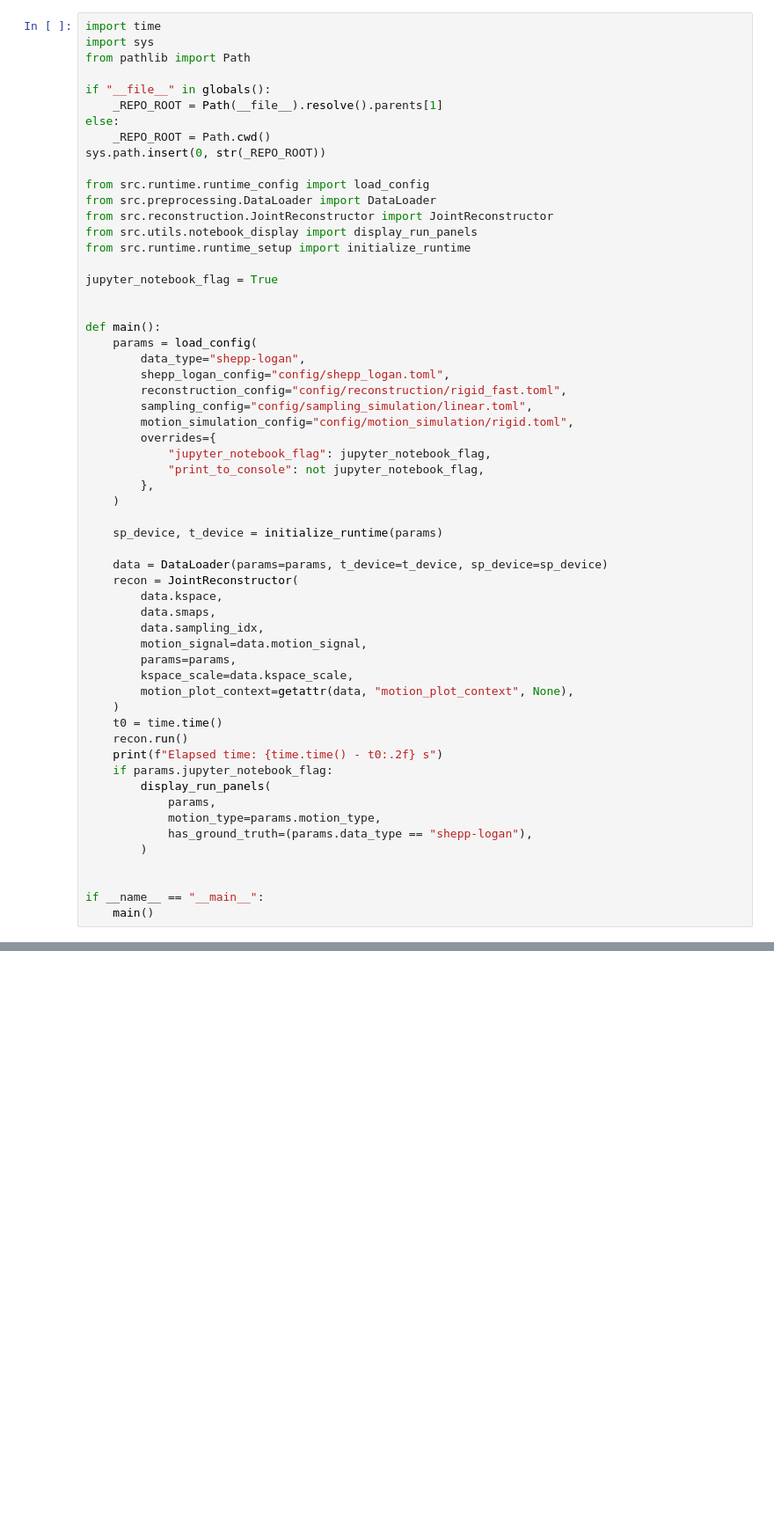
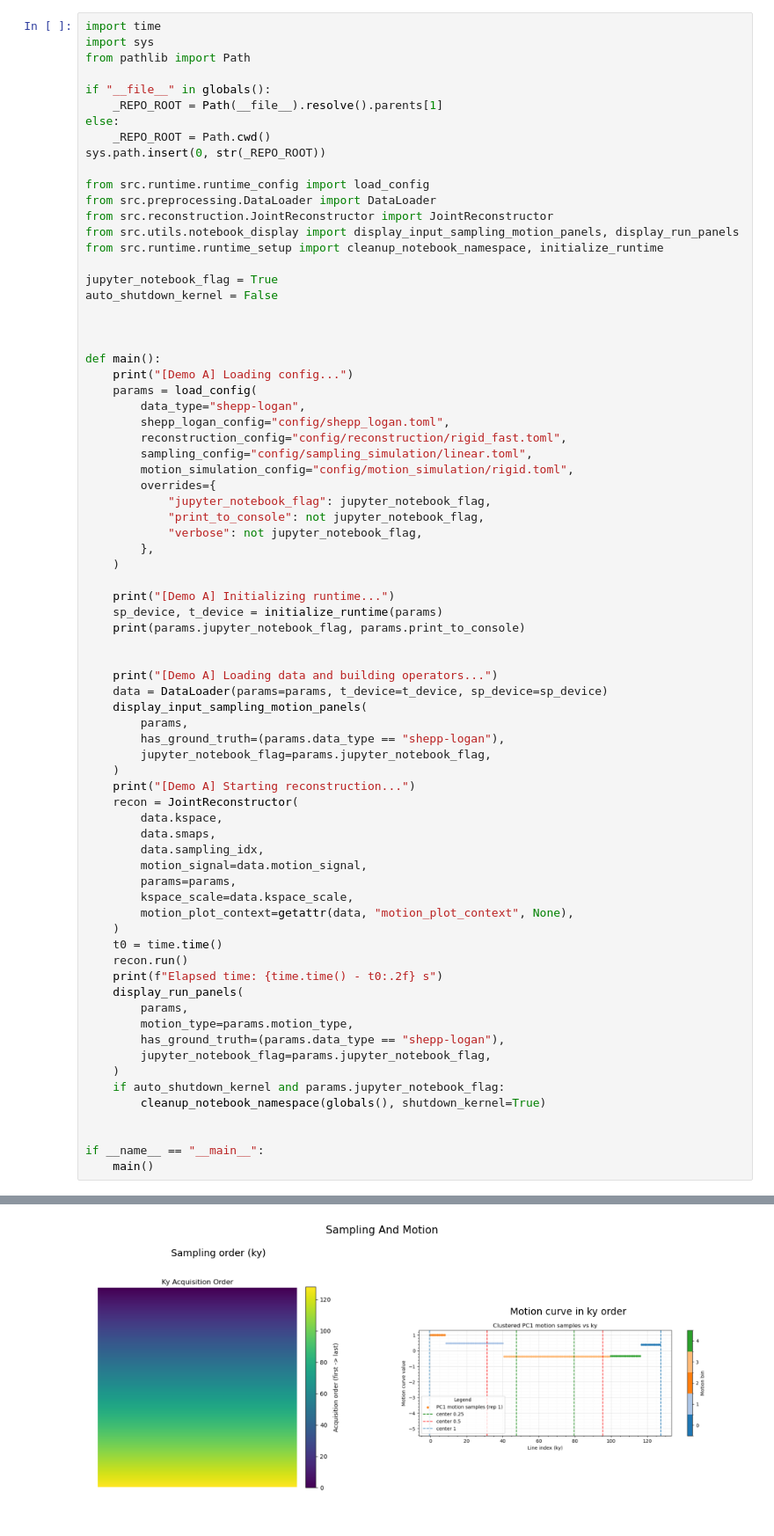
Before and after one commit to IADI-Nancy/GRICS-torch, a Jupyter notebook: demo_a_shepp_linear_rigid.ipynb, the cells around one changed output, grey strips where cells are left out. Shown at 88% size. Drawn from its saved outputs; the diff is of its cells as text; blank space fills up the shorter version.

Commit message:
Added sampling figures to demos

```diff
--- a/demo_a_shepp_linear_rigid.ipynb
+++ b/demo_a_shepp_linear_rigid.ipynb
@@ -14,13 +16,16 @@ sys.path.insert(0, str(_REPO_ROOT))
 from src.runtime.runtime_config import load_config
 from src.preprocessing.DataLoader import DataLoader
 from src.reconstruction.JointReconstructor import JointReconstructor
-from src.utils.notebook_display import display_run_panels
-from src.runtime.runtime_setup import initialize_runtime
+from src.utils.notebook_display import display_input_sampling_motion_panels, display_run_panels
+from src.runtime.runtime_setup import cleanup_notebook_namespace, initialize_runtime
 
 jupyter_notebook_flag = True
+auto_shutdown_kernel = False
+
 
 
 def main():
+    print("[Demo A] Loading config...")
     params = load_config(
         data_type="shepp-logan",
         shepp_logan_config="config/shepp_logan.toml",
@@ -30,12 +35,23 @@ def main():
         overrides={
             "jupyter_notebook_flag": jupyter_notebook_flag,
             "print_to_console": not jupyter_notebook_flag,
+            "verbose": not jupyter_notebook_flag,
         },
     )
 
+    print("[Demo A] Initializing runtime...")
     sp_device, t_device = initialize_runtime(params)
+    print(params.jupyter_notebook_flag, params.print_to_console)
 
+
+    print("[Demo A] Loading data and building operators...")
     data = DataLoader(params=params, t_device=t_device, sp_device=sp_device)
+    display_input_sampling_motion_panels(
+        params,
+        has_ground_truth=(params.data_type == "shepp-logan"),
+        jupyter_notebook_flag=params.jupyter_notebook_flag,
+    )
+    print("[Demo A] Starting reconstruction...")
     recon = JointReconstructor(
         data.kspace,
         data.smaps,
@@ -48,13 +64,16 @@ def main():
     t0 = time.time()
     recon.run()
     print(f"Elapsed time: {time.time() - t0:.2f} s")
-    if params.jupyter_notebook_flag:
-        display_run_panels(
-            params,
-            motion_type=params.motion_type,
-            has_ground_truth=(params.data_type == "shepp-logan"),
-        )
+    display_run_panels(
+        params,
+        motion_type=params.motion_type,
+        has_ground_truth=(params.data_type == "shepp-logan"),
+        jupyter_notebook_flag=params.jupyter_notebook_flag,
+    )
+    if auto_shutdown_kernel and params.jupyter_notebook_flag:
+        cleanup_notebook_namespace(globals(), shutdown_kernel=True)
 
 
 if __name__ == "__main__":
     main()
+# %% [output]
@@ -60,0 +85 @@ if __name__ == "__main__":
+[figure, added]
```
Also changed, not shown: parts of 3 cells of this notebook, 6 other files.
